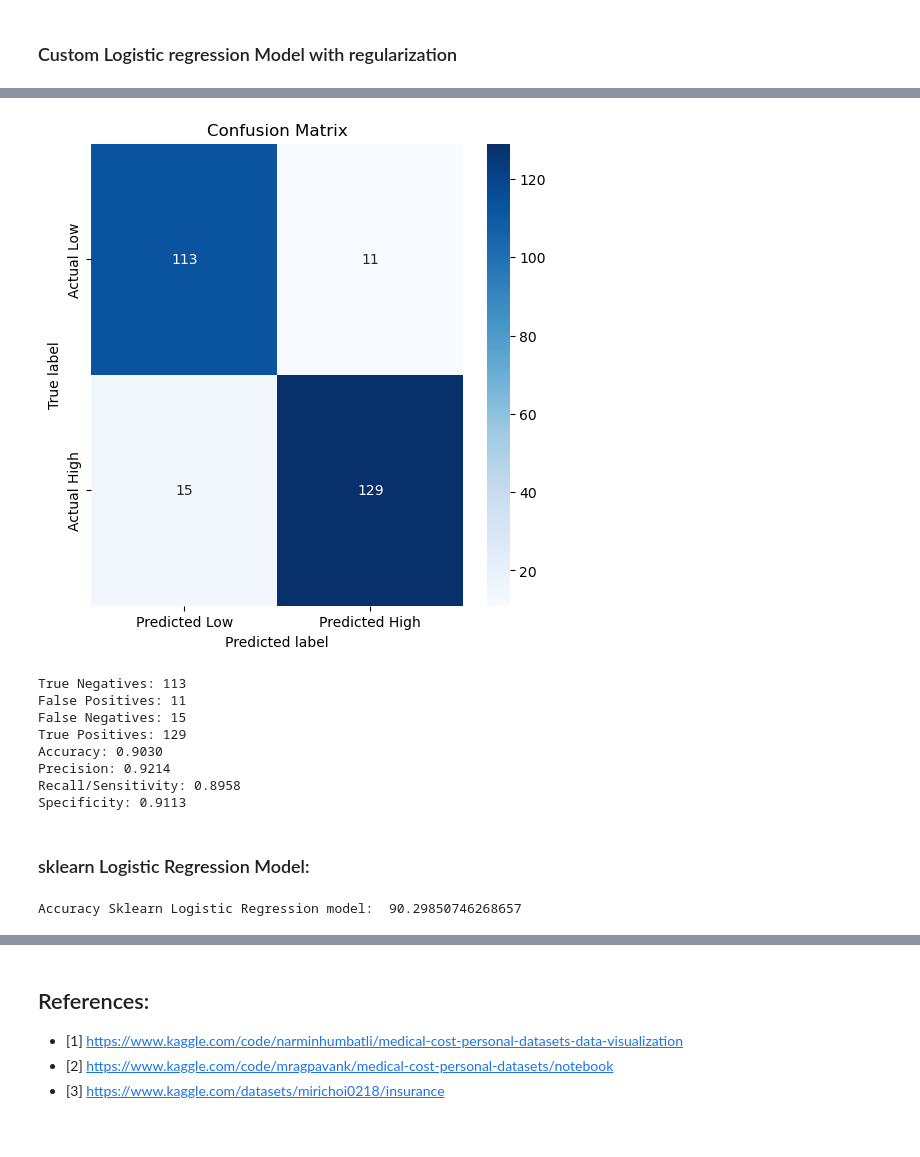
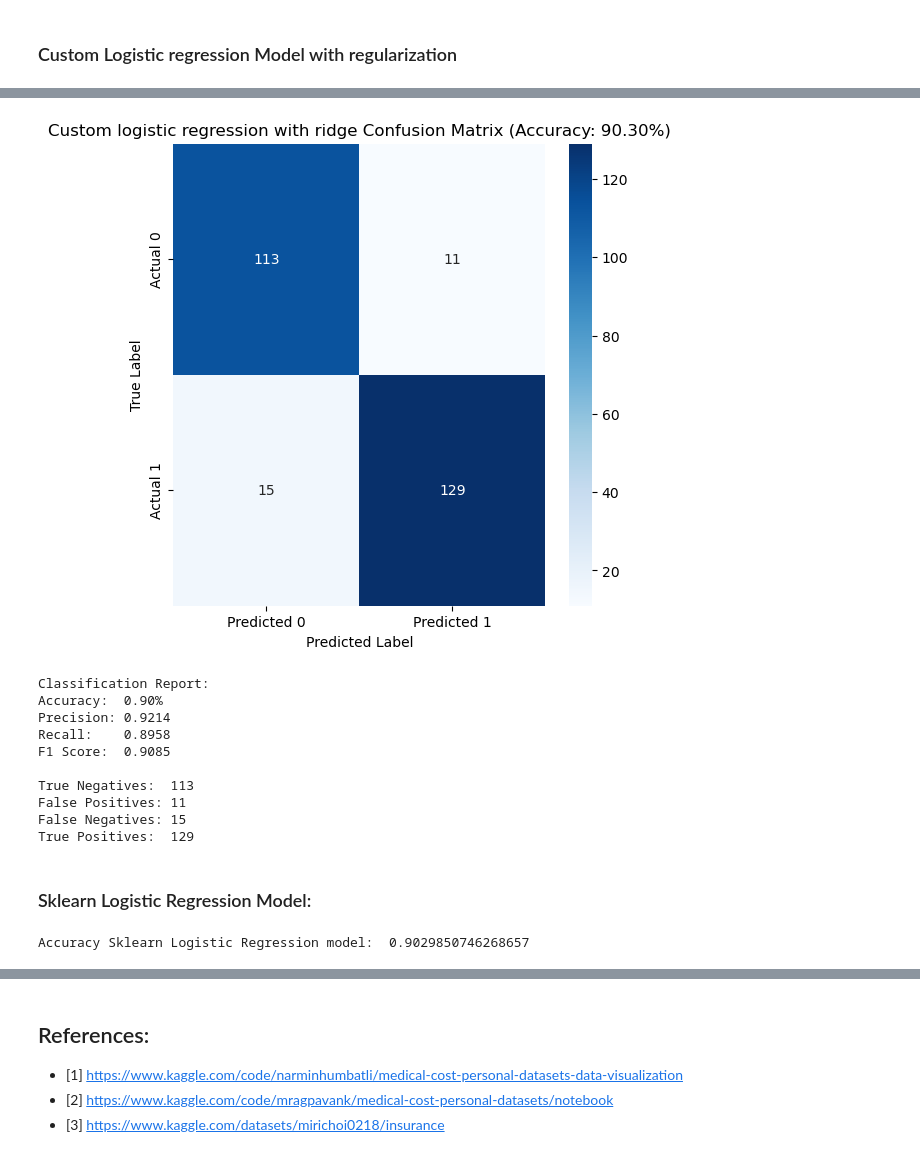
Before and after one commit to ZohoorAlmalkiUQU/Machine-_Learning_HWs, a Jupyter notebook: 446_ML_ClassificationAssignmen.ipynb, the cells around one changed output, grey strips where cells are left out. Cells and saved outputs as stored; diff of their text form; code cells hidden in the pictures.

```diff
--- a/446_ML_ClassificationAssignmen.ipynb
+++ b/446_ML_ClassificationAssignmen.ipynb
@@ -521,57 +581,60 @@ Trained theta: [0.38783483 2.11265138 0.1798125  2.81813711]
 # %%
-from sklearn.metrics import confusion_matrix
+from sklearn.metrics import confusion_matrix, accuracy_score, precision_score, recall_score, f1_score
 import seaborn as sns
+import matplotlib.pyplot as plt
 
-# Make predictions on validation set
-y_pred_clr_rdge = sigmoid(X_test_b @ theta_clr_rdge) >= 0.5
 
 # Compute confusion matrix
 cm_clr_rdge = confusion_matrix(y_test, y_pred_clr_rdge)
 
-# Display the confusion matrix
+# 5. Plot confusion matrix
 plt.figure(figsize=(6, 6))
 sns.heatmap(cm_clr_rdge, annot=True, fmt='d', cmap='Blues',
-            xticklabels=['Predicted Low', 'Predicted High'],
-            yticklabels=['Actual Low', 'Actual High'])
-plt.ylabel('True label')
-plt.xlabel('Predicted label')
-plt.title('Confusion Matrix')
+            xticklabels=['Predicted 0', 'Predicted 1'],
+            yticklabels=['Actual 0', 'Actual 1'])
+plt.ylabel('True Label')
+plt.xlabel('Predicted Label')
+plt.title(f'Custom logistic regression with ridge Confusion Matrix (Accuracy: {clr_rdge_acc*100:.2f}%)')
 plt.show()
 
-# Print classification metrics
+# 6. Print classification metrics
+print('\nClassification Report:')
+print(f"Accuracy:  {clr_rdge_acc:.2f}%")
+print(f"Precision: {precision_score(y_test, y_pred_clr_rdge):.4f}")
+print(f"Recall:    {recall_score(y_test, y_pred_clr_rdge):.4f}")
+print(f"F1 Score:  {f1_score(y_test, y_pred_clr_rdge):.4f}")
+
+# 7. Optional: Show raw confusion matrix values
 tn, fp, fn, tp = cm_clr_rdge.ravel()
-acc_clr_rdge = (tp + tn) / (tp + tn + fp + fn)
-print(f"True Negatives: {tn}")
+print(f"\nTrue Negatives:  {tn}")
 print(f"False Positives: {fp}")
 print(f"False Negatives: {fn}")
-print(f"True Positives: {tp}")
-print(f"Accuracy: {(tp + tn) / (tp + tn + fp + fn):.4f}")
-print(f"Precision: {tp / (tp + fp):.4f}")
-print(f"Recall/Sensitivity: {tp / (tp + fn):.4f}")
-print(f"Specificity: {tn / (tn + fp):.4f}")
+print(f"True Positives:  {tp}")
 # %% [output]
-[figure, old version]
+[figure, new version]
-True Negatives: 113
+Classification Report:
+Accuracy:  0.90%
+Precision: 0.9214
+Recall:    0.8958
+F1 Score:  0.9085
+
+True Negatives:  113
 False Positives: 11
 False Negatives: 15
-True Positives: 129
-Accuracy: 0.9030
-Precision: 0.9214
-Recall/Sensitivity: 0.8958
-Specificity: 0.9113
+True Positives:  129
 # %% [markdown]
-### sklearn Logistic Regression Model:
+### Sklearn Logistic Regression Model:
 # %%
 from sklearn.linear_model import LogisticRegression
 from sklearn.metrics import accuracy_score
 
 sl_lr = LogisticRegression()
 sl_lr.fit(X_train_b, y_train)
-acc_sl_lr = accuracy_score(y_test, sl_lr.predict(X_test_b)) * 100
+acc_sl_lr = accuracy_score(y_test, sl_lr.predict(X_test_b))
 
 print('Accuracy Sklearn Logistic Regression model: ', acc_sl_lr)
 # %% [output]
-Accuracy Sklearn Logistic Regression model:  90.29850746268657
+Accuracy Sklearn Logistic Regression model:  0.9029850746268657
 # %%
 from sklearn.metrics import confusion_matrix, accuracy_score, precision_score, recall_score, f1_score
 import seaborn as sns
```
Also changed, not shown: parts of 29 cells of this notebook.
